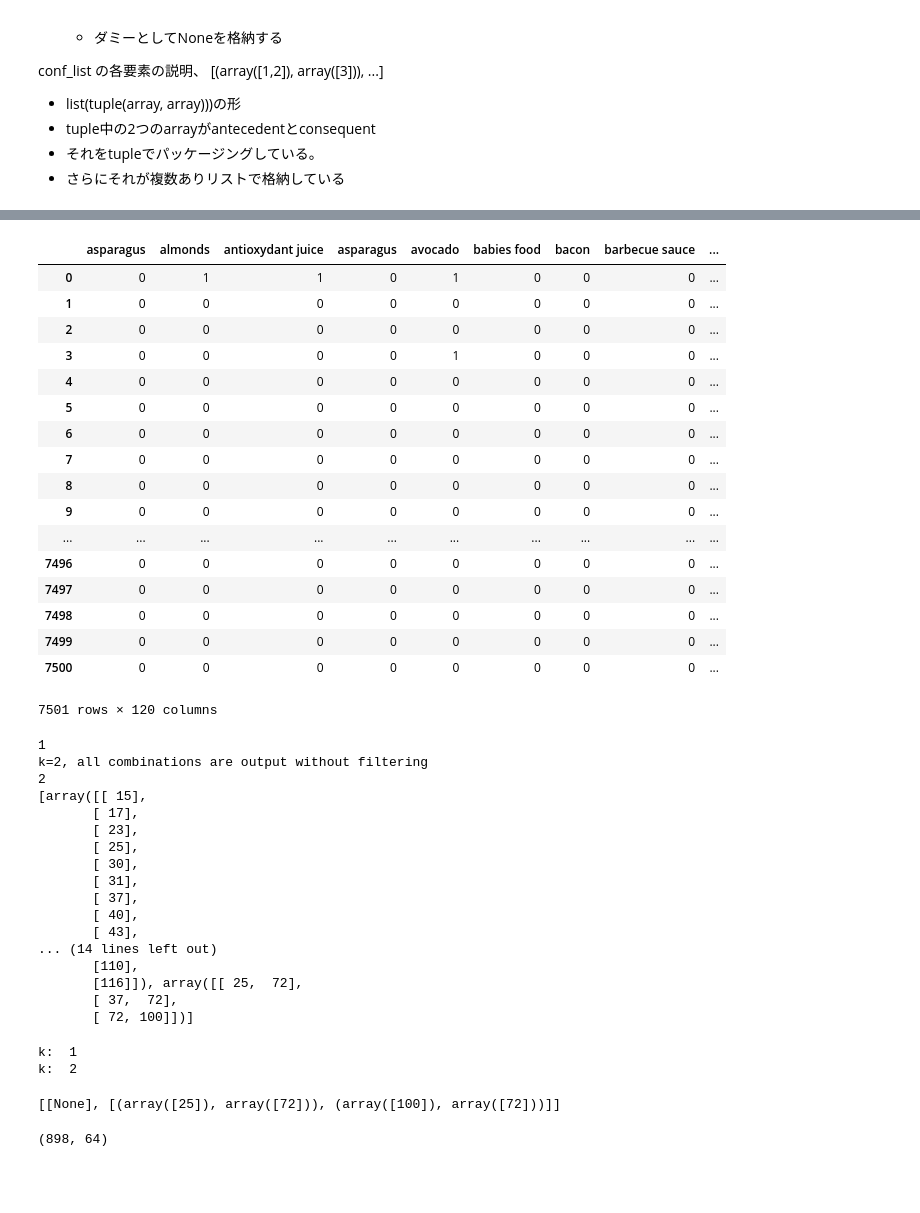
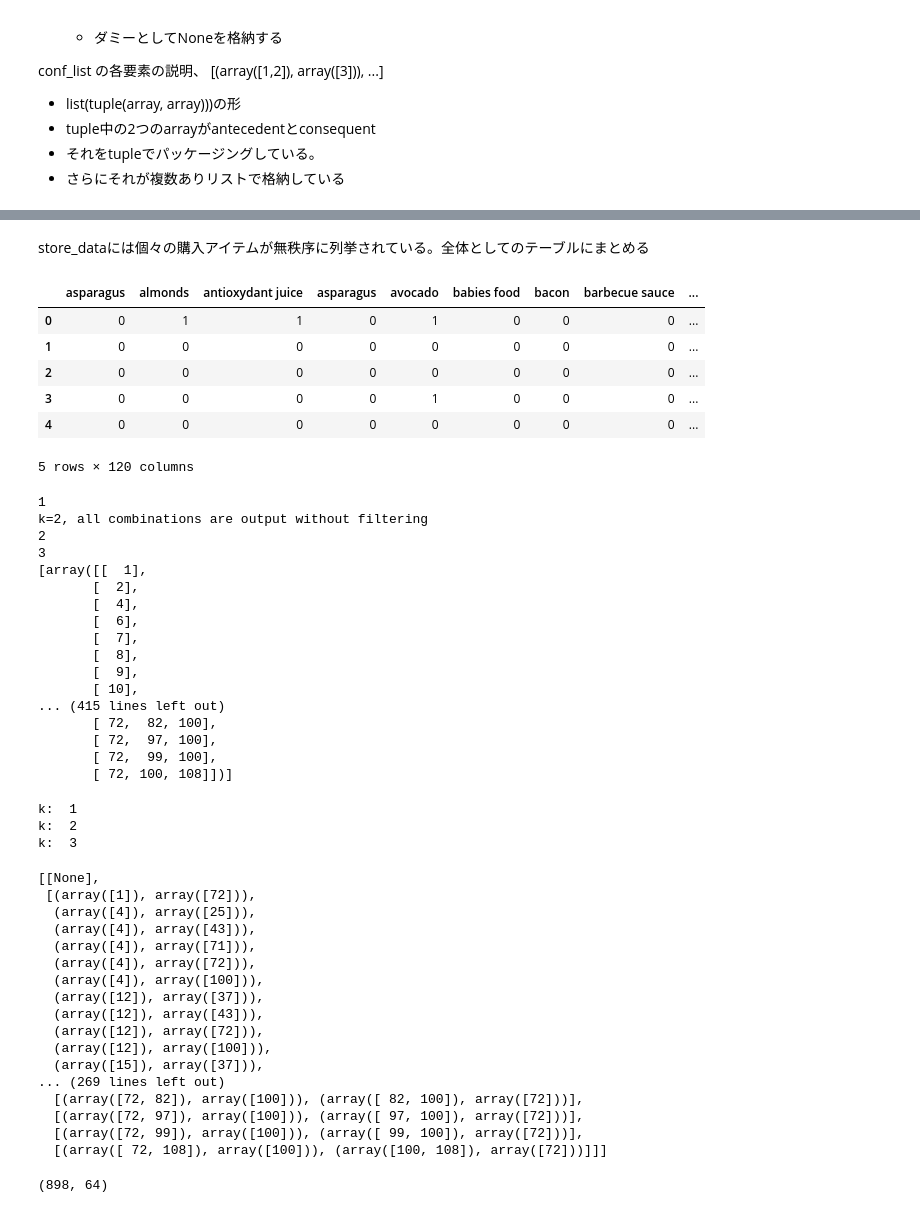
Before and after one commit to triwave33/association_rule_learning, a Jupyter notebook: association_rules.ipynb, the cells around one changed output, grey strips where cells are left out. Drawn from its saved outputs; the diff is of its cells as text; code cells hidden in the pictures; blank space fills up the shorter version.

```diff
--- a/association_rules.ipynb
+++ b/association_rules.ipynb
@@ -496,3 +543,5 @@ df
+# %% [markdown]
+store_dataには個々の購入アイテムが無秩序に列挙されている。全体としてのテーブルにまとめる
 # %%
 store_data = store_data.fillna("none")
 # %%
@@ -502,23 +551,12 @@ mlb = MultiLabelBinarizer()
 result = mlb.fit_transform(store_data.values)
 store_data_trans = pd.DataFrame(result, columns = mlb.classes_).drop('none', axis=1)
 # %%
-store_data_trans
+store_data_trans.head()
 # %% [output]
 |  | asparagus | almonds | antioxydant juice | asparagus | avocado | babies food | bacon | barbecue sauce | ... |
 | 0 | 0 | 1 | 1 | 0 | 1 | 0 | 0 | 0 | ... |
 | 1 | 0 | 0 | 0 | 0 | 0 | 0 | 0 | 0 | ... |
 | 2 | 0 | 0 | 0 | 0 | 0 | 0 | 0 | 0 | ... |
 | 3 | 0 | 0 | 0 | 0 | 1 | 0 | 0 | 0 | ... |
 | 4 | 0 | 0 | 0 | 0 | 0 | 0 | 0 | 0 | ... |
-| 5 | 0 | 0 | 0 | 0 | 0 | 0 | 0 | 0 | ... |
-| 6 | 0 | 0 | 0 | 0 | 0 | 0 | 0 | 0 | ... |
-| 7 | 0 | 0 | 0 | 0 | 0 | 0 | 0 | 0 | ... |
-| 8 | 0 | 0 | 0 | 0 | 0 | 0 | 0 | 0 | ... |
-| 9 | 0 | 0 | 0 | 0 | 0 | 0 | 0 | 0 | ... |
-| ... | ... | ... | ... | ... | ... | ... | ... | ... | ... |
-| 7496 | 0 | 0 | 0 | 0 | 0 | 0 | 0 | 0 | ... |
-| 7497 | 0 | 0 | 0 | 0 | 0 | 0 | 0 | 0 | ... |
-| 7498 | 0 | 0 | 0 | 0 | 0 | 0 | 0 | 0 | ... |
-| 7499 | 0 | 0 | 0 | 0 | 0 | 0 | 0 | 0 | ... |
-| 7500 | 0 | 0 | 0 | 0 | 0 | 0 | 0 | 0 | ... |
-7501 rows × 120 columns
+5 rows × 120 columns
@@ -551,21 +563,22 @@ def frequent(db, minsum):
 # %%
+minsum = 0.007
 F_list = frequent(store_data_trans.values, minsum)
 print(F_list)
 # %% [output]
 1
 k=2, all combinations are output without filtering
 2
-[array([[ 15],
-       [ 17],
-       [ 23],
-       [ 25],
-       [ 30],
-       [ 31],
-       [ 37],
-       [ 40],
-       [ 43],
-... (14 lines left out)
-       [110],
-       [116]]), array([[ 25,  72],
-       [ 37,  72],
-       [ 72, 100]])]
+3
+[array([[  1],
+       [  2],
+       [  4],
+       [  6],
+       [  7],
+       [  8],
+       [  9],
+       [ 10],
+... (415 lines left out)
+       [ 72,  82, 100],
+       [ 72,  97, 100],
+       [ 72,  99, 100],
+       [ 72, 100, 108]])]
@@ -689,9 +585,27 @@ def find_rules(db, F_list, minconf) :
 # %%
+minconf = 0.2
 find_rules(store_data_trans. values, F_list, minconf)
 # %% [output]
 k:  1
 k:  2
+k:  3
-[[None], [(array([25]), array([72])), (array([100]), array([72]))]]
+[[None],
+ [(array([1]), array([72])),
+  (array([4]), array([25])),
+  (array([4]), array([43])),
+  (array([4]), array([71])),
+  (array([4]), array([72])),
+  (array([4]), array([100])),
+  (array([12]), array([37])),
+  (array([12]), array([43])),
+  (array([12]), array([72])),
+  (array([12]), array([100])),
+  (array([15]), array([37])),
+... (269 lines left out)
+  [(array([72, 82]), array([100])), (array([ 82, 100]), array([72]))],
+  [(array([72, 97]), array([100])), (array([ 97, 100]), array([72]))],
+  [(array([72, 99]), array([100])), (array([ 99, 100]), array([72]))],
+  [(array([ 72, 108]), array([100])), (array([100, 108]), array([72]))]]]
 # %%
 # mnist data
 # %%
```
Also changed, not shown: parts of 47 cells of this notebook.
